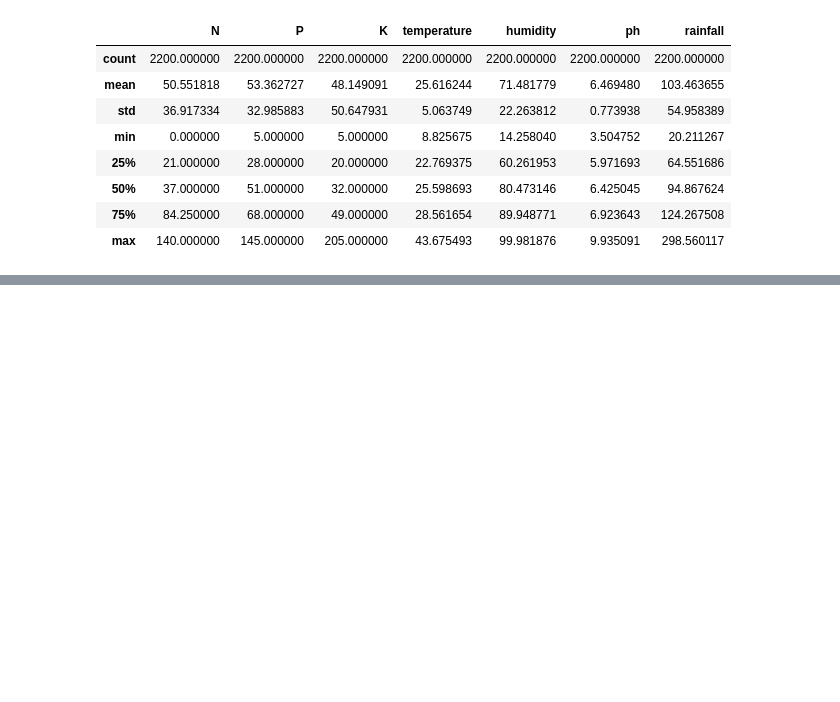
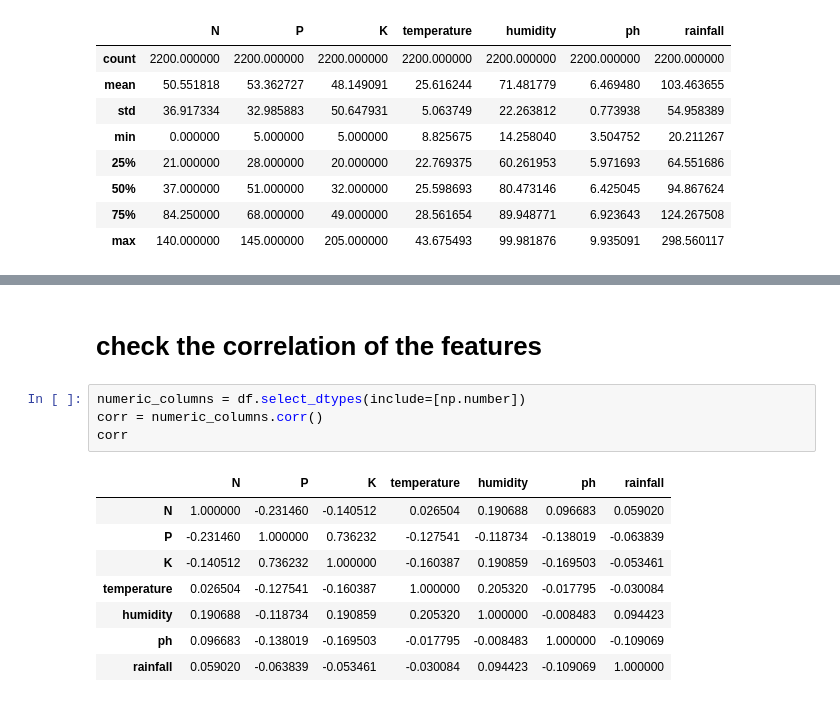
Before and after one commit to dARSHANdR4/EDUNET_WEEK1, a Jupyter notebook: Untitled1.ipynb, the cells around one changed output, grey strips where cells are left out. Drawn from its saved outputs; the diff is of its cells as text; blank space fills up the shorter version.

```diff
--- a/Untitled1.ipynb
+++ b/Untitled1.ipynb
@@ -52,0 +153,15 @@ df.describe()
+# %% [markdown]
+# check the correlation of the features
+# %%
+numeric_columns = df.select_dtypes(include=[np.number])
+corr = numeric_columns.corr()
+corr
+# %% [output]
+|  | N | P | K | temperature | humidity | ph | rainfall |
+| N | 1.000000 | -0.231460 | -0.140512 | 0.026504 | 0.190688 | 0.096683 | 0.059020 |
+| P | -0.231460 | 1.000000 | 0.736232 | -0.127541 | -0.118734 | -0.138019 | -0.063839 |
+| K | -0.140512 | 0.736232 | 1.000000 | -0.160387 | 0.190859 | -0.169503 | -0.053461 |
+| temperature | 0.026504 | -0.127541 | -0.160387 | 1.000000 | 0.205320 | -0.017795 | -0.030084 |
+| humidity | 0.190688 | -0.118734 | 0.190859 | 0.205320 | 1.000000 | -0.008483 | 0.094423 |
+| ph | 0.096683 | -0.138019 | -0.169503 | -0.017795 | -0.008483 | 1.000000 | -0.109069 |
+| rainfall | 0.059020 | -0.063839 | -0.053461 | -0.030084 | 0.094423 | -0.109069 | 1.000000 |
```
Also changed, not shown: parts of 15 cells of this notebook.
